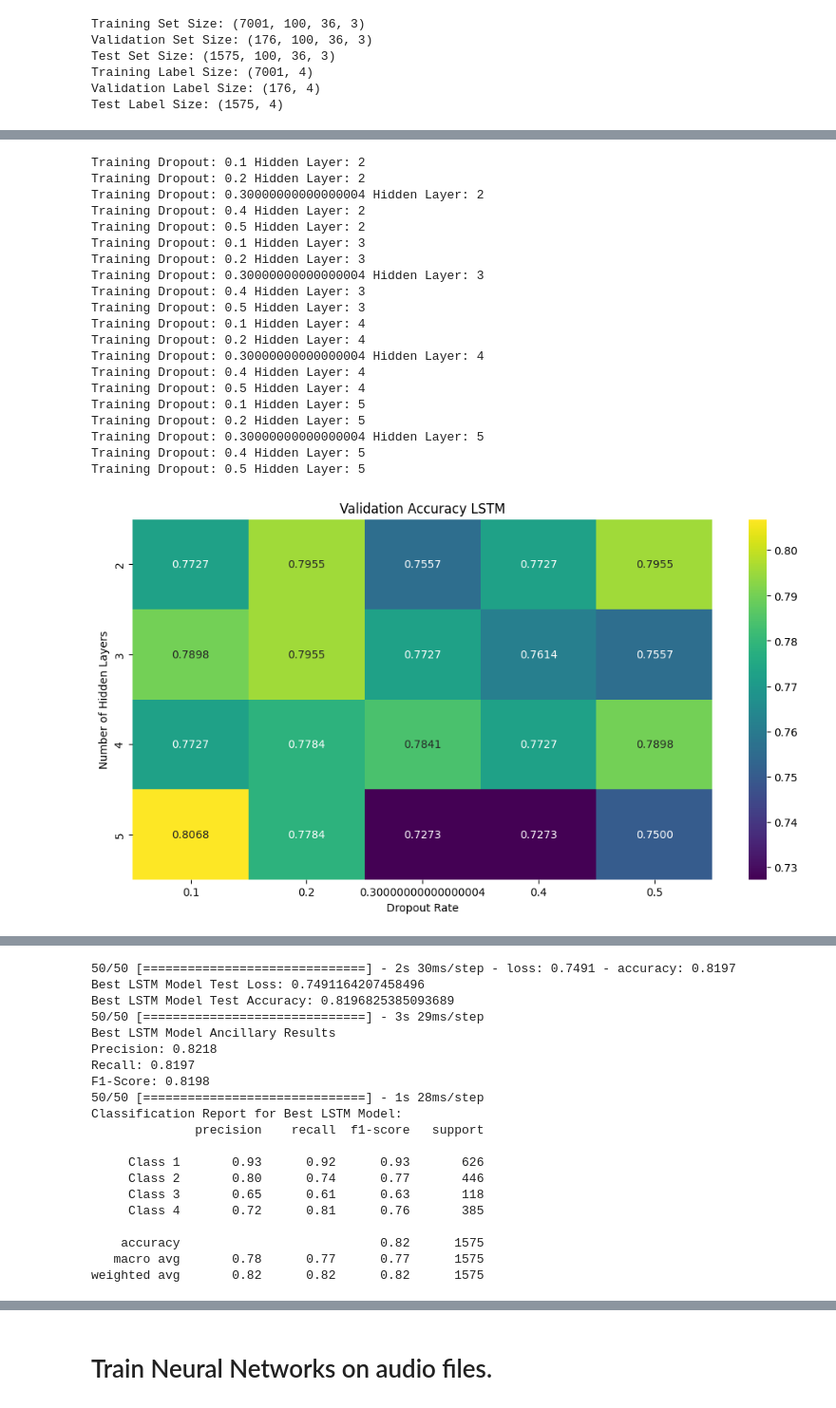
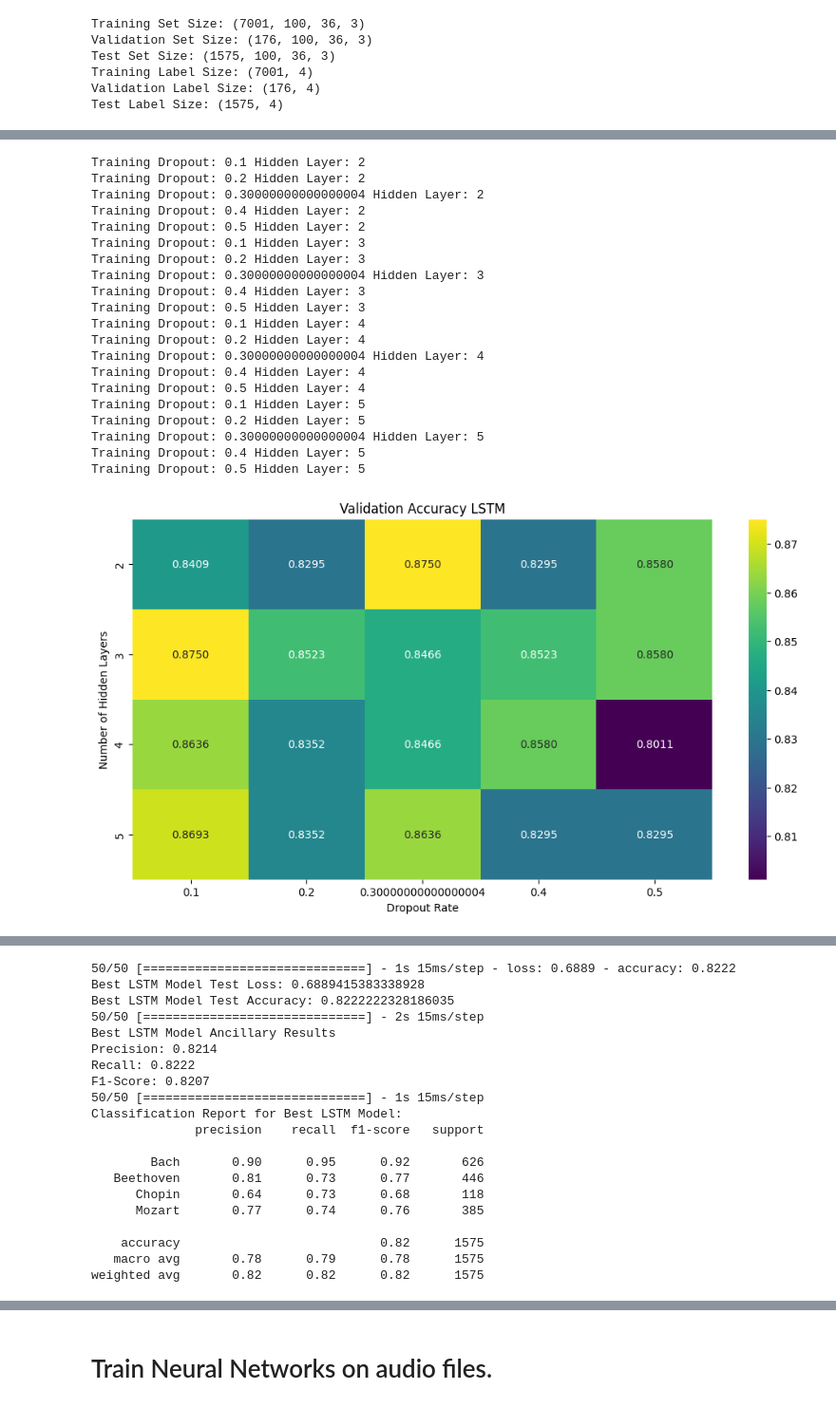
Before and after one commit to PhilipFelizarta/Classical-Music-Time-Series-Model-Comparison, a Jupyter notebook: Train Networks.ipynb, the cells around one changed output, grey strips where cells are left out. Shown: that part at 95% size. Saved outputs shown, nothing was run; the diff lists cells and outputs as text; code cells hidden in the pictures.

```diff
--- a/Train Networks.ipynb
+++ b/Train Networks.ipynb
@@ -107,5 +106,5 @@ Once we have the model with the best validation accuracy, we will use this model
 # %%
-EPOCHS = 10
+EPOCHS = 20
 def train_cnn_model(dropout, hidden_layers, epochs=EPOCHS):
     cnn = model_api.opt2_cnn(100, 4, hidden_layers, dropout_rate=dropout)
     history = cnn.fit(
@@ -269,5 +276,5 @@ weighted avg       0.85      0.85      0.85      1575
 # %%
-EPOCHS = 10
+EPOCHS = 20
 def train_lstm_model(dropout, hidden_layers, epochs=EPOCHS):
     lstm = model_api.opt2_lstm(4, hidden_layers, dropout_rate=dropout, max_len=100)
     history = lstm.fit(
@@ -326,6 +333,9 @@ plt.show()
 # Retrain model on the best settings
 EPOCHS = 100
 hidden_layers, dropout_rate = best_settings
+print(f"Best LSTM Hidden Layers: {hidden_layers}")
+print(f"Best LSTM Dropout Rate: {dropout_rate}")
+
 best_model, _, _, best_training_history = train_lstm_model(dropout_rate, hidden_layers, epochs=EPOCHS)
 
 train_loss = best_training_history.history["loss"]
@@ -374,32 +384,32 @@ print(f"F1-Score: {f1:.4f}")
 y_pred = best_model.predict(X_test)
 
 # Convert predictions to class labels
 y_pred_classes = np.argmax(y_pred, axis=1)
 y_true = np.argmax(y_test, axis=1)
 
 # Calculate and print classification report
-report = classification_report(y_true, y_pred_classes, target_names=['Class 1', 'Class 2', 'Class 3', 'Class 4'])
+report = classification_report(y_true, y_pred_classes, target_names=['Bach', 'Beethoven', 'Chopin', 'Mozart'])
 print("Classification Report for Best LSTM Model:")
 print(report)
 # %% [output]
 Training Dropout: 0.1 Hidden Layer: 2
 Training Dropout: 0.2 Hidden Layer: 2
 Training Dropout: 0.30000000000000004 Hidden Layer: 2
 Training Dropout: 0.4 Hidden Layer: 2
 Training Dropout: 0.5 Hidden Layer: 2
 Training Dropout: 0.1 Hidden Layer: 3
 Training Dropout: 0.2 Hidden Layer: 3
 Training Dropout: 0.30000000000000004 Hidden Layer: 3
 Training Dropout: 0.4 Hidden Layer: 3
 Training Dropout: 0.5 Hidden Layer: 3
 Training Dropout: 0.1 Hidden Layer: 4
 Training Dropout: 0.2 Hidden Layer: 4
 Training Dropout: 0.30000000000000004 Hidden Layer: 4
 Training Dropout: 0.4 Hidden Layer: 4
 Training Dropout: 0.5 Hidden Layer: 4
 Training Dropout: 0.1 Hidden Layer: 5
 Training Dropout: 0.2 Hidden Layer: 5
 Training Dropout: 0.30000000000000004 Hidden Layer: 5
 Training Dropout: 0.4 Hidden Layer: 5
 Training Dropout: 0.5 Hidden Layer: 5
-[figure, old version]
+[figure, new version]
@@ -409,20 +419,20 @@ Training Dropout: 0.5 Hidden Layer: 5
-50/50 [==============================] - 2s 30ms/step - loss: 0.7491 - accuracy: 0.8197
-Best LSTM Model Test Loss: 0.7491164207458496
-Best LSTM Model Test Accuracy: 0.8196825385093689
-50/50 [==============================] - 3s 29ms/step
+50/50 [==============================] - 1s 15ms/step - loss: 0.6889 - accuracy: 0.8222
+Best LSTM Model Test Loss: 0.6889415383338928
+Best LSTM Model Test Accuracy: 0.8222222328186035
+50/50 [==============================] - 2s 15ms/step
 Best LSTM Model Ancillary Results
-Precision: 0.8218
-Recall: 0.8197
-F1-Score: 0.8198
-50/50 [==============================] - 1s 28ms/step
+Precision: 0.8214
+Recall: 0.8222
+F1-Score: 0.8207
+50/50 [==============================] - 1s 15ms/step
 Classification Report for Best LSTM Model:
               precision    recall  f1-score   support
 
-     Class 1       0.93      0.92      0.93       626
-     Class 2       0.80      0.74      0.77       446
-     Class 3       0.65      0.61      0.63       118
-     Class 4       0.72      0.81      0.76       385
+        Bach       0.90      0.95      0.92       626
+   Beethoven       0.81      0.73      0.77       446
+      Chopin       0.64      0.73      0.68       118
+      Mozart       0.77      0.74      0.76       385
 
     accuracy                           0.82      1575
-   macro avg       0.78      0.77      0.77      1575
+   macro avg       0.78      0.79      0.78      1575
 weighted avg       0.82      0.82      0.82      1575
```
Also changed, not shown: parts of 11 cells of this notebook.
